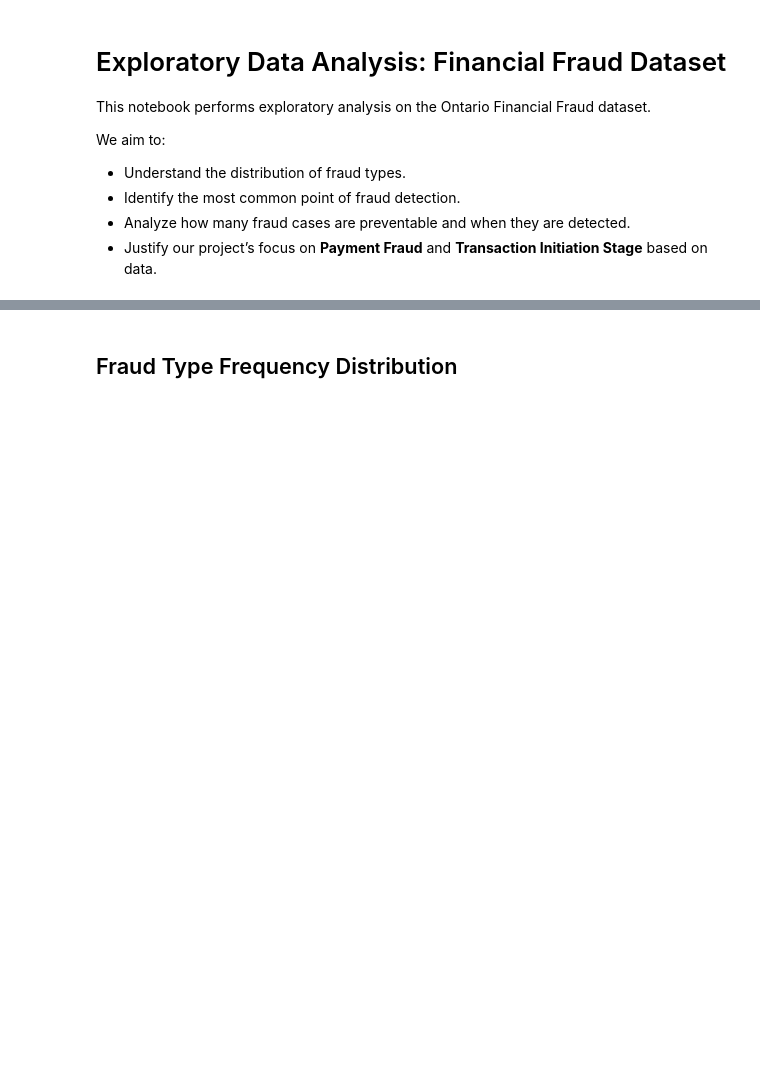
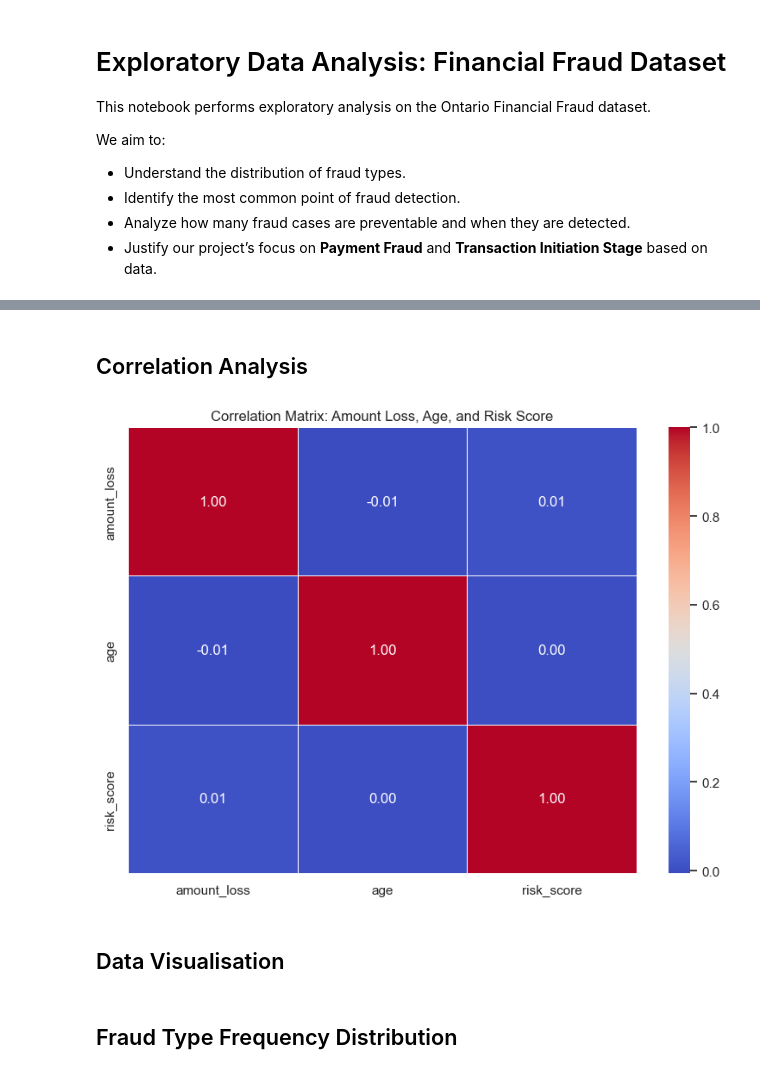
Before and after one commit to Swapnil2409/Financial-Fraud-Detection, a Jupyter notebook: Assignment-4/Updated_EDA_Fraud_Analysis_with_Data.ipynb, the cells around one changed output, grey strips where cells are left out. Cells and saved outputs as stored; diff of their text form; code cells hidden in the pictures; blank space fills up the shorter version.

```diff
--- a/Assignment-4/Updated_EDA_Fraud_Analysis_with_Data.ipynb
+++ b/Assignment-4/Updated_EDA_Fraud_Analysis_with_Data.ipynb
@@ -38,0 +34,12 @@ Total fraud cases in dataset: 43680
+# %%
+# ✅ Section 2: Data Cleaning
+# Check for missing values
+missing_values = df.isnull().sum()
+print("Missing Values:\n", missing_values)
+
+# Check for duplicates
+duplicate_count = df.duplicated().sum()
+print("Number of duplicate rows:", duplicate_count)
+
+# Drop duplicates if any
+df.drop_duplicates(inplace=True)
@@ -38,0 +63,7 @@ Total fraud cases in dataset: 43680
+# %%
+# ✅ Section 3: Data Transformation
+# Convert date column to datetime
+df['date_reported'] = pd.to_datetime(df['date_reported'])
+
+# Create a new column for fraud year
+df['fraud_year'] = df['date_reported'].dt.year
@@ -39,3 +93,25 @@ Total fraud cases in dataset: 43680
+# %% [markdown]
+## Correlation Analysis
+# %%
+# 📌 Correlation Analysis - Heatmap of Numerical Variables
+
+import seaborn as sns
+import matplotlib.pyplot as plt
+
+# Selecting only numeric columns for correlation
+numeric_cols = ['amount_loss', 'age', 'risk_score']
+correlation_matrix = df[numeric_cols].corr()
+
+# Plotting the heatmap
+plt.figure(figsize=(8, 6))
+sns.heatmap(correlation_matrix, annot=True, cmap='coolwarm', fmt=".2f", linewidths=0.5)
+plt.title('Correlation Matrix: Amount Loss, Age, and Risk Score')
+plt.tight_layout()
+plt.show()
+# %% [output]
+[figure, added]
+# %% [markdown]
+## Data Visualisation
 # %% [markdown]
 ## Fraud Type Frequency Distribution
 # %%
```
Also changed, not shown: parts of 6 cells of this notebook.
